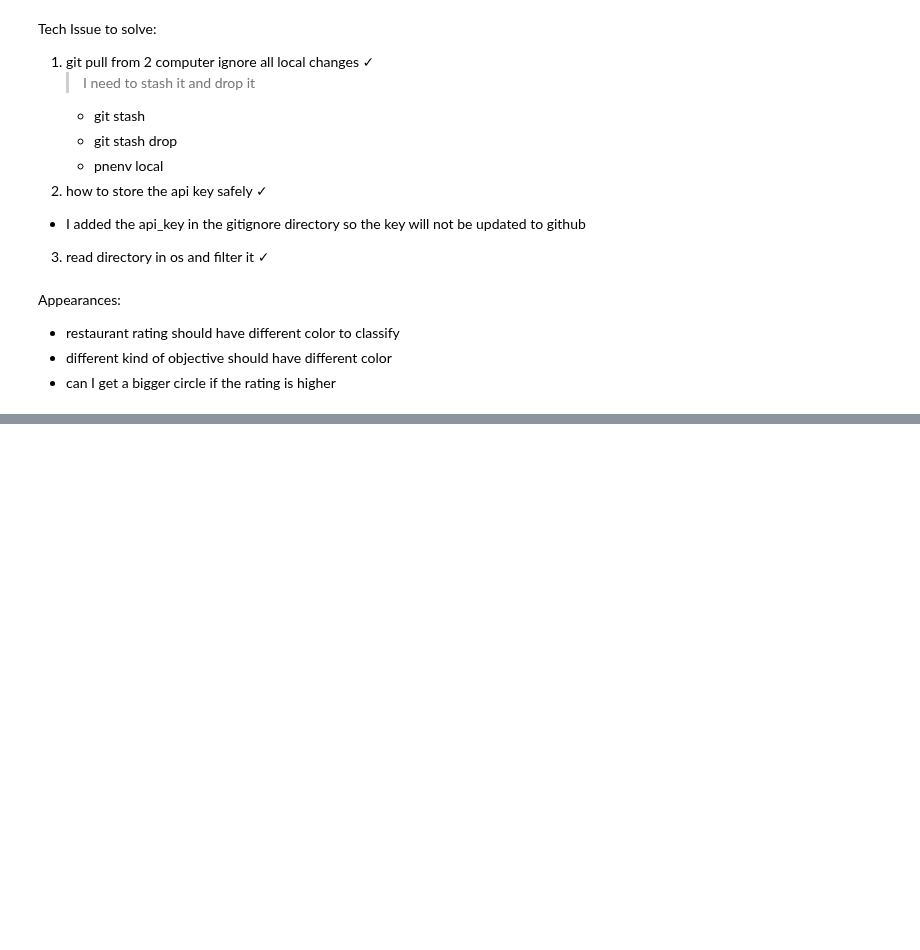
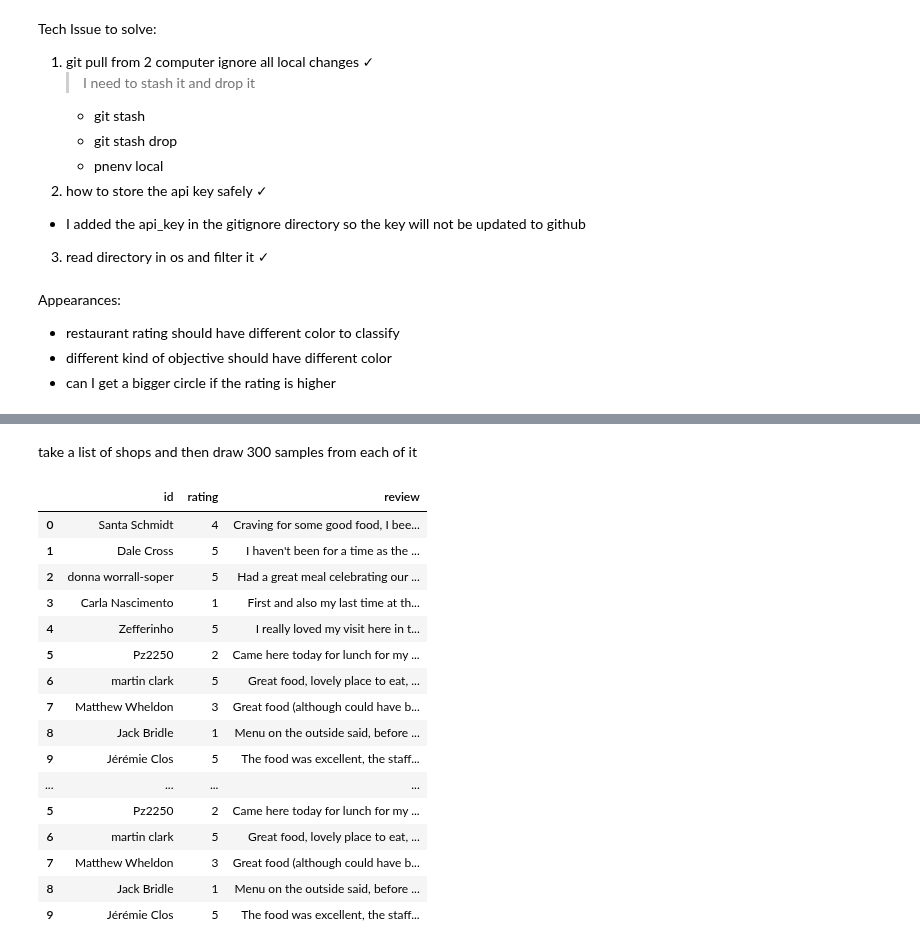
Before and after one commit to Aipeni/map_custom, a Jupyter notebook: Untitled.ipynb, the cells around one changed output, grey strips where cells are left out. Cells and saved outputs as stored; diff of their text form; code cells hidden in the pictures; blank space fills up the shorter version.

Commit message:
update function to scrap reviews for nlp testing and keep scarp different restaurant

```diff
--- a/Untitled.ipynb
+++ b/Untitled.ipynb
@@ -305,3 +291,55 @@ get_unlimited_reviews('ChIJn0vbyG-BeUgRptOiG9uaXpg')
+# %% [markdown]
+take a list of shops and then draw 300 samples from each of it
+# %%
+id_list=pd.read_csv('data_references/restaurant_list_for_scrap')
+id_list=id_list[['place_id']]
+id_to_scarp=id_list['place_id'][0]
+id_list.drop([0])
+id_list.to_csv('data_references/restaurant_list_for_scrap',index=False)
+# %%
+def download_unlimited_reviews(directory='data_references/restaurant_list_for_scrap',review_number=300):
+    id_list=pd.read_csv(directory)
+    id_list=id_list[['place_id']]
+    id_to_scarp=id_list['place_id'][0]
+    id_list.drop([0])
+    id_list.to_csv(directory,index=False)
+    api_client = ApiClient(api_key=api_lib.fee_keys)
+    result = api_client.google_maps_reviews(id_to_scarp, reviewsLimit=review_number, language='en')
+    identity=[]
+    review_rating=[]
+    review=[]
+    for i in result[0]['reviews_data']:
+        identity.append(i['author_title'])
+        review_rating.append(i['review_rating'])
+        review.append(i['review_text'])
+    df=pd.DataFrame(data={'id':identity,'rating':review_rating,'review':review})
+    try:
+        df1=pd.read_csv('data_references/restuarant_data1.csv')
+    except:
+        df1=pd.DataFrame()
+    df=pd.concat([df1,df])
+    df.to_csv('data_references/restuarant_data1.csv',index=False)
+    return df
+# %%
+download_unlimited_reviews()
+# %% [output]
+|  | id | rating | review |
+| 0 | Santa Schmidt | 4 | Craving for some good food, I bee... |
+| 1 | Dale Cross | 5 | I haven't been for a time as the ... |
+| 2 | donna worrall-soper | 5 | Had a great meal celebrating our ... |
+| 3 | Carla Nascimento | 1 | First and also my last time at th... |
+| 4 | Zefferinho | 5 | I really loved my visit here in t... |
+| 5 | Pz2250 | 2 | Came here today for lunch for my ... |
+| 6 | martin clark | 5 | Great food, lovely place to eat, ... |
+| 7 | Matthew Wheldon | 3 | Great food (although could have b... |
+| 8 | Jack Bridle | 1 | Menu on the outside said, before ... |
+| 9 | Jérémie Clos | 5 | The food was excellent, the staff... |
+| ... | ... | ... | ... |
+| 5 | Pz2250 | 2 | Came here today for lunch for my ... |
+| 6 | martin clark | 5 | Great food, lovely place to eat, ... |
+| 7 | Matthew Wheldon | 3 | Great food (although could have b... |
+| 8 | Jack Bridle | 1 | Menu on the outside said, before ... |
+| 9 | Jérémie Clos | 5 | The food was excellent, the staff... |
 # %%
 
 
```
Also changed, not shown: parts of 6 cells of this notebook.
